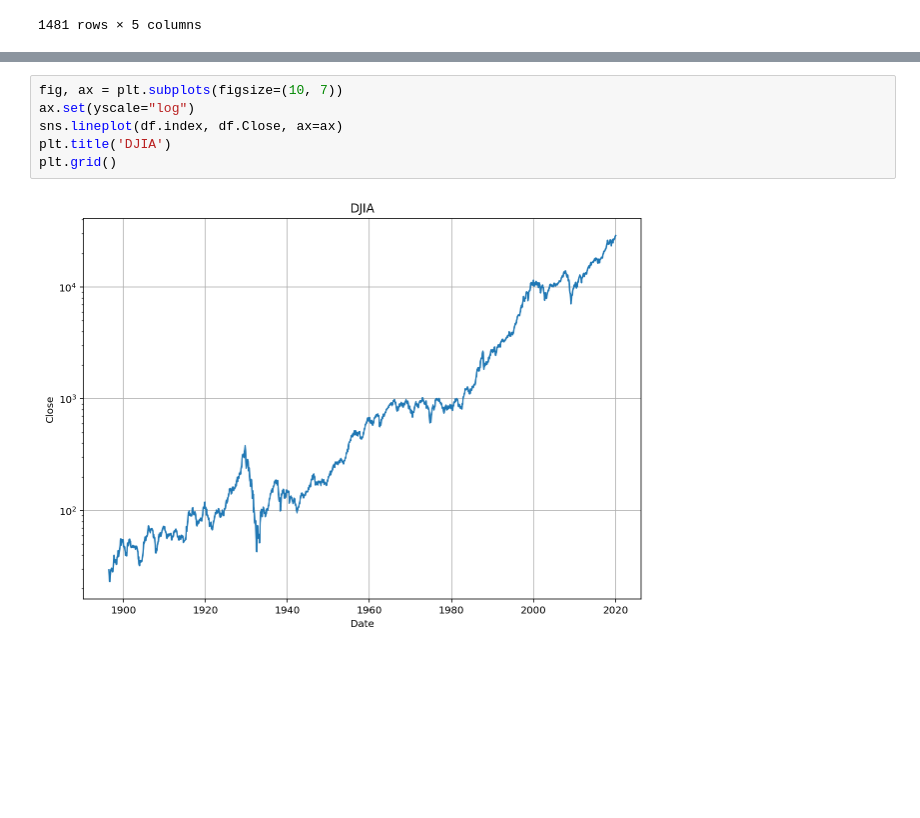
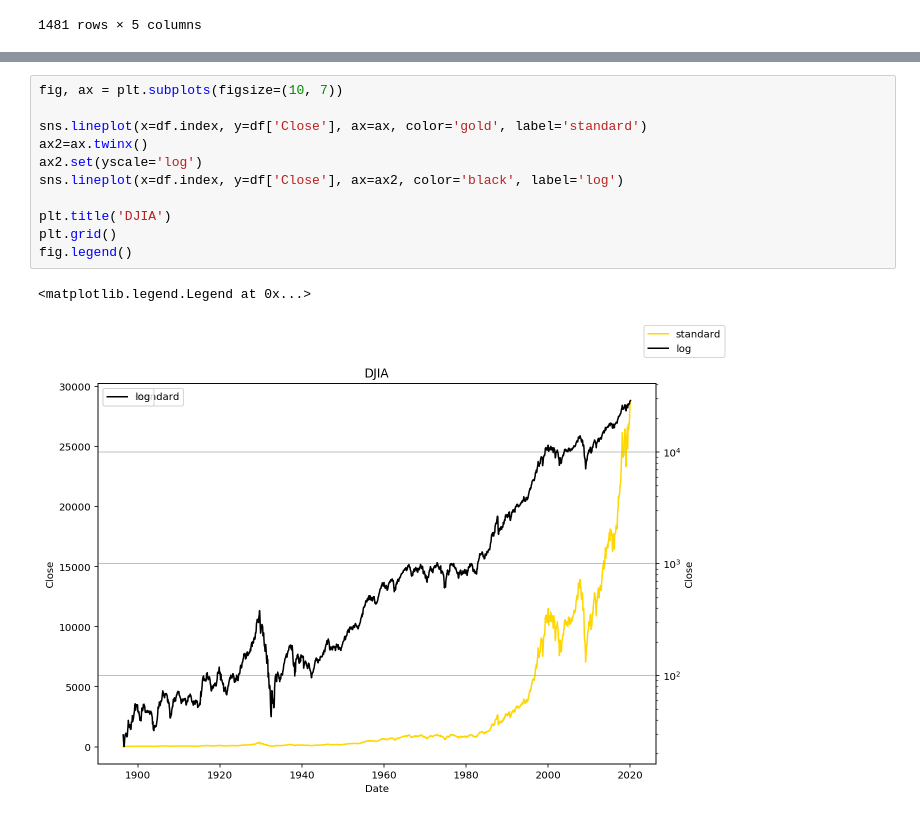
Before and after one commit to prasertcbs/seaborn, a Jupyter notebook: seaborn_log_scale.ipynb, the cells around one changed output, grey strips where cells are left out. Drawn from its saved outputs; the diff is of its cells as text; blank space fills up the shorter version.

```diff
--- a/seaborn_log_scale.ipynb
+++ b/seaborn_log_scale.ipynb
@@ -49,8 +68,14 @@ plt.grid()
 # %%
 fig, ax = plt.subplots(figsize=(10, 7))
-ax.set(yscale="log")
-sns.lineplot(df.index, df.Close, ax=ax)
+
+sns.lineplot(x=df.index, y=df['Close'], ax=ax, color='gold', label='standard')
+ax2=ax.twinx()
+ax2.set(yscale='log')
+sns.lineplot(x=df.index, y=df['Close'], ax=ax2, color='black', label='log')
+
 plt.title('DJIA')
 plt.grid()
+fig.legend()
 # %% [output]
+<matplotlib.legend.Legend at 0x...>
-[figure, old version]
+[figure, new version]
```
Also changed, not shown: parts of 9 cells of this notebook, 2 other files.
